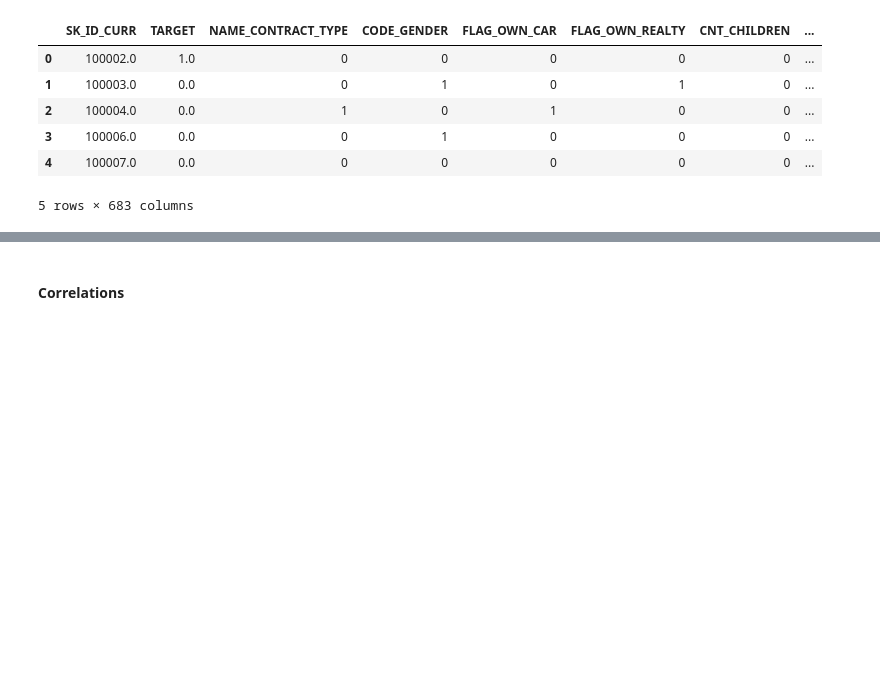
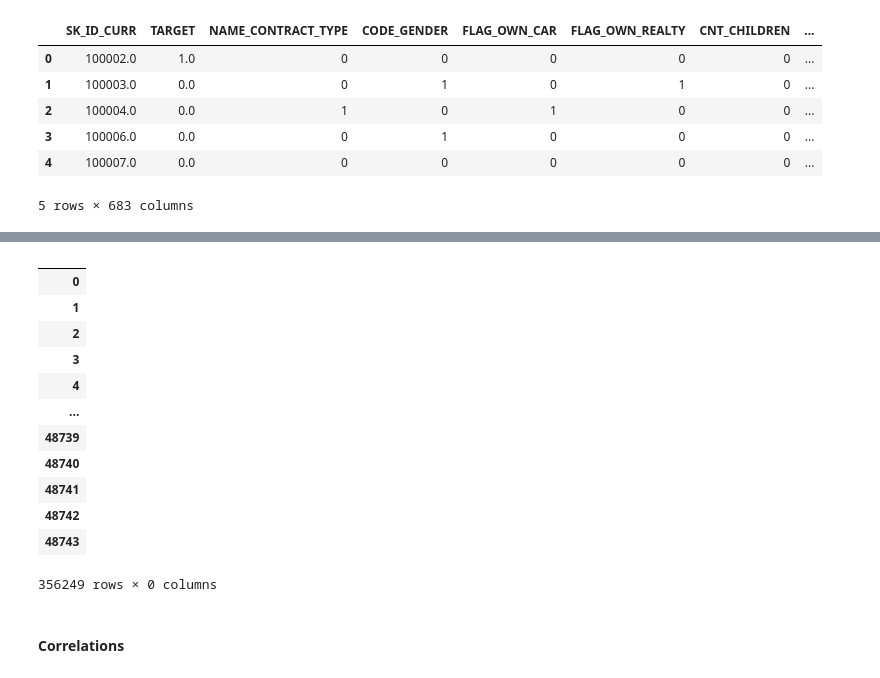
Before and after one commit to feliplim/credit-scoring, a Jupyter notebook: notebooks/2-feature-engineering.ipynb, the cells around one changed output, grey strips where cells are left out. Saved outputs shown, nothing was run; the diff lists cells and outputs as text; code cells hidden in the pictures; blank space fills up the shorter version.

```diff
--- a/notebooks/2-feature-engineering.ipynb
+++ b/notebooks/2-feature-engineering.ipynb
@@ -706,3 +727,20 @@ Data size after merging: (356249, 683)
+# %%
+object_columns = data.select_dtypes(include=['object'])
+object_columns
+# %% [output]
+|  |
+| 0 |
+| 1 |
+| 2 |
+| 3 |
+| 4 |
+| ... |
+| 48739 |
+| 48740 |
+| 48741 |
+| 48742 |
+| 48743 |
+356249 rows × 0 columns
 # %% [markdown]
 #### Correlations
 # %%
```
Also changed, not shown: parts of 15 cells of this notebook.
